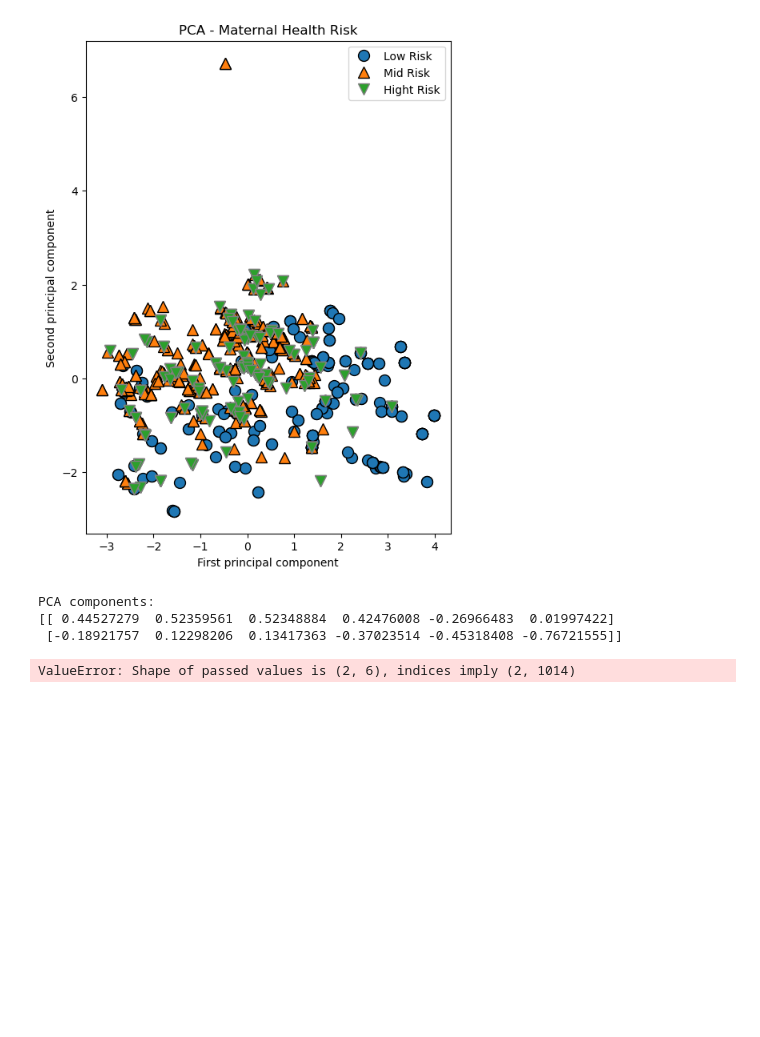
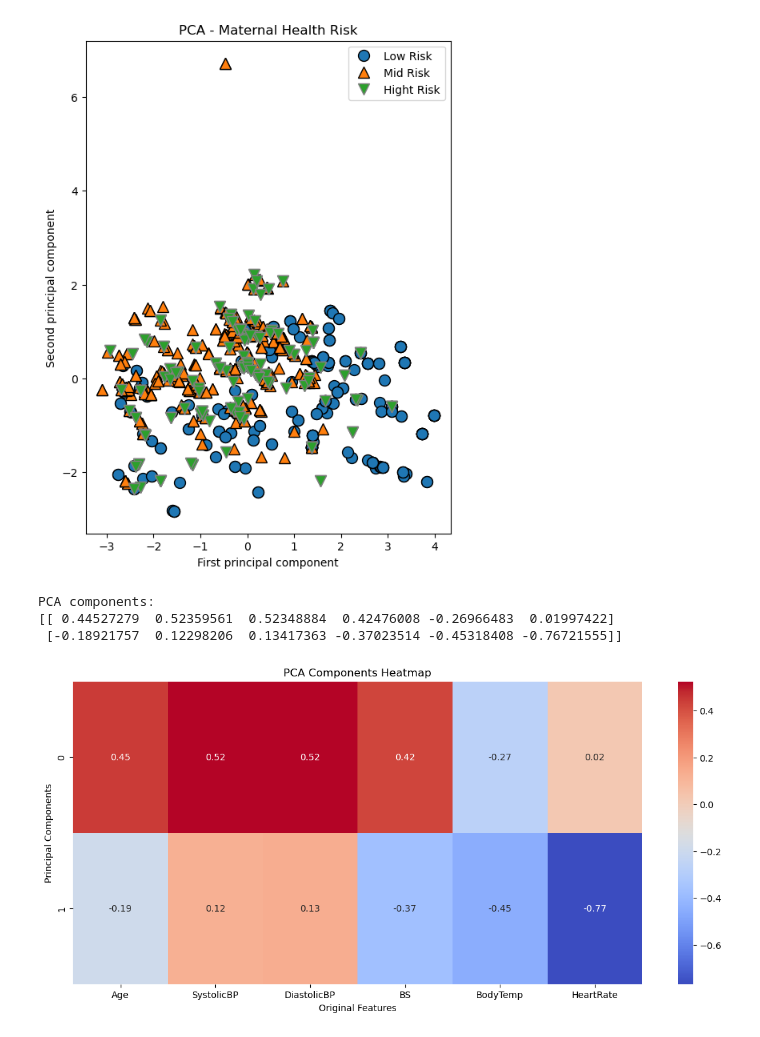
Before and after one commit to 2026558-lab/Machine-Learning, a Jupyter notebook: Project Machine Learning.ipynb, the cells around one changed output. Saved outputs shown, nothing was run; the diff lists cells and outputs as text; code cells hidden in the pictures; blank space fills up the shorter version.

```diff
--- a/Project Machine Learning.ipynb
+++ b/Project Machine Learning.ipynb
@@ -404,19 +404,16 @@ PCA components:
 [[ 0.44527279  0.52359561  0.52348884  0.42476008 -0.26966483  0.01997422]
  [-0.18921757  0.12298206  0.13417363 -0.37023514 -0.45318408 -0.76721555]]
 # %%
-df_comp = pd.DataFrame(
-    pca.components_,
-    columns=data_maternal.drop("RiskLevel", axis=1).columns
-)
+df_comp = pd.DataFrame(pca.components_,columns=data_maternal.drop("RiskLevel", axis=1).columns)
 
 plt.figure(figsize=(14, 6))
 
 # Plotting heatmap
 sns.heatmap(df_comp, annot=True, cmap="coolwarm")
 
 plt.title("PCA Components Heatmap")
 plt.xlabel("Original Features")
 plt.ylabel("Principal Components")
 plt.show()
 # %% [output]
-ValueError: Shape of passed values is (2, 6), indices imply (2, 1014)
+[figure, added]
```
